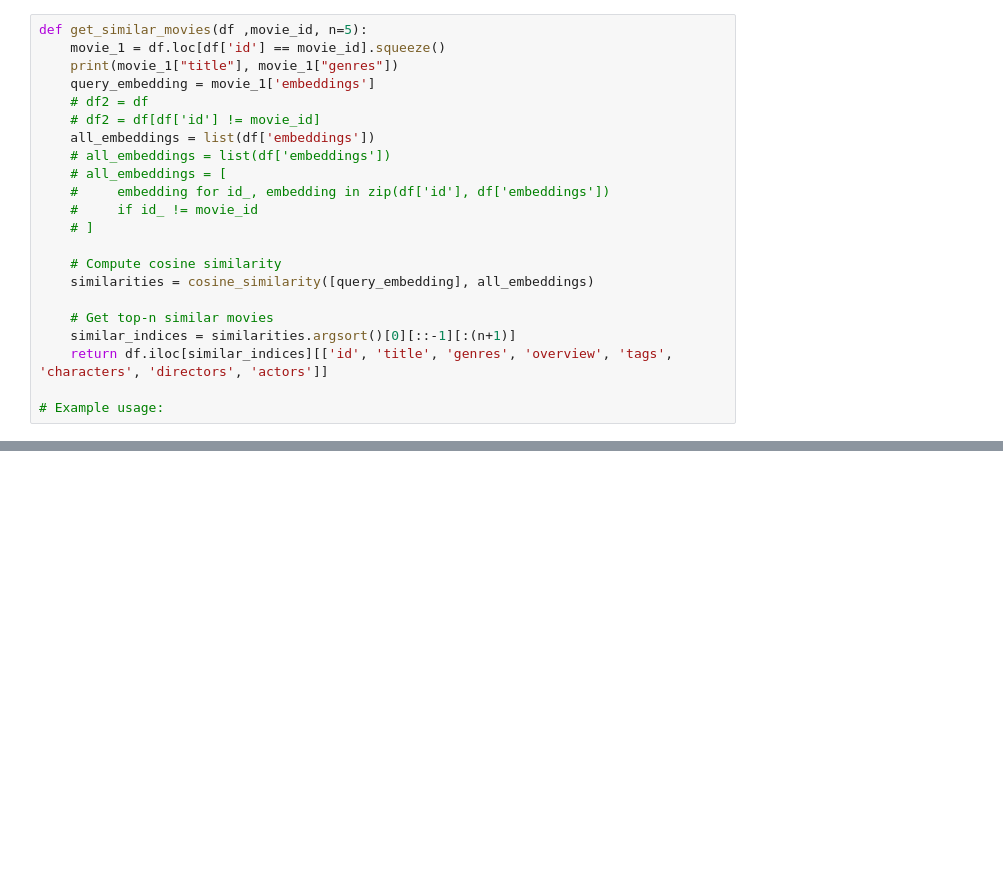
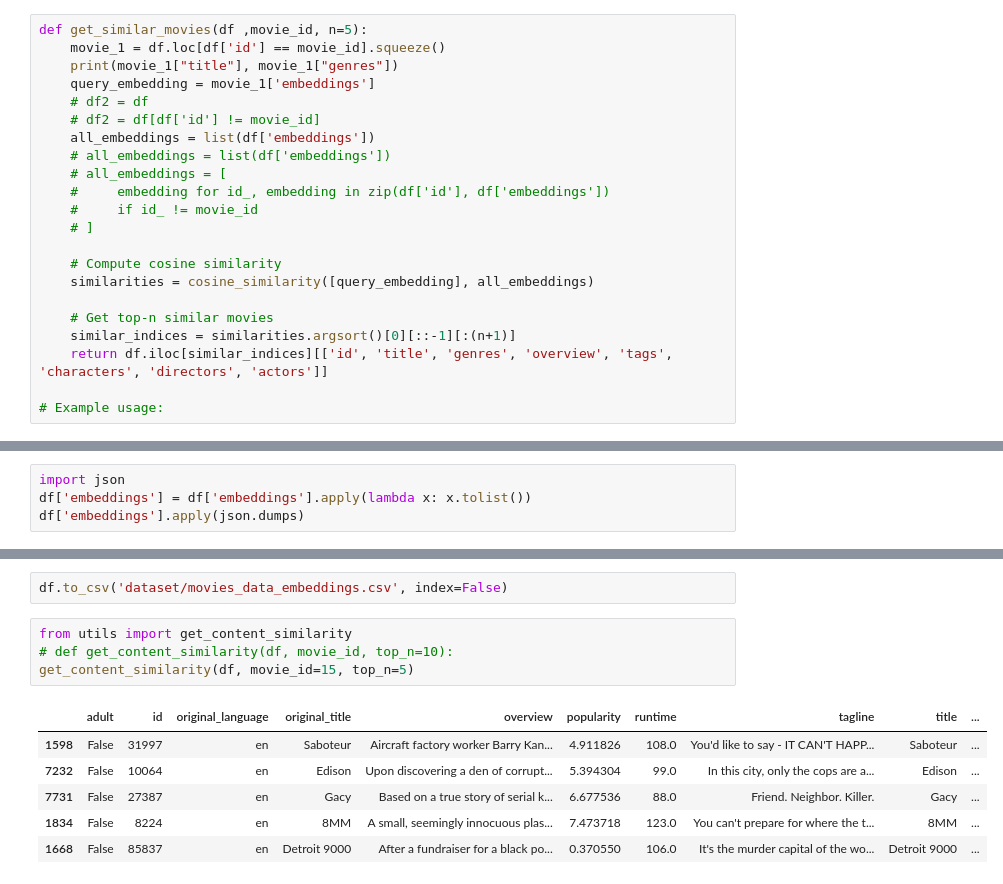
Before and after one commit to Wojtek130/Movies-Recommender, a Jupyter notebook: model_similarity.ipynb, the cells around one changed output, grey strips where cells are left out. Cells and saved outputs as stored; diff of their text form; blank space fills up the shorter version.

```diff
--- a/model_similarity.ipynb
+++ b/model_similarity.ipynb
@@ -137,3 +137,7 @@ df.sort_values(by='vote_count', ascending=False).head(20)
 | 234 | False | 680 | en | Pulp Fiction | A burger-loving hit man, his phil... | 140.950236 | 154.0 | Just because you are a character ... | Pulp Fiction | ... |
 | 11753 | False | 49051 | en | The Hobbit: An Unexpected Journey | Bilbo Baggins, a hobbit enjoying ... | 23.253089 | 169.0 | From the smallest beginnings come... | The Hobbit: An Unexpected Journey | ... |
 | 246 | False | 278 | en | The Shawshank Redemption | Framed in the 1940s for the doubl... | 51.645403 | 142.0 | Fear can hold you prisoner. Hope ... | The Shawshank Redemption | ... |
+# %%
+import json
+df['embeddings'] = df['embeddings'].apply(lambda x: x.tolist())
+df['embeddings'].apply(json.dumps)
@@ -139,0 +157,13 @@ df.sort_values(by='vote_count', ascending=False).head(20)
+# %%
+df.to_csv('dataset/movies_data_embeddings.csv', index=False)
+# %%
+from utils import get_content_similarity
+# def get_content_similarity(df, movie_id, top_n=10):
+get_content_similarity(df, movie_id=15, top_n=5)
+# %% [output]
+|  | adult | id | original_language | original_title | overview | popularity | runtime | tagline | title | ... |
+| 1598 | False | 31997 | en | Saboteur | Aircraft factory worker Barry Kan... | 4.911826 | 108.0 | You'd like to say - IT CAN'T HAPP... | Saboteur | ... |
+| 7232 | False | 10064 | en | Edison | Upon discovering a den of corrupt... | 5.394304 | 99.0 | In this city, only the cops are a... | Edison | ... |
+| 7731 | False | 27387 | en | Gacy | Based on a true story of serial k... | 6.677536 | 88.0 | Friend. Neighbor. Killer. | Gacy | ... |
+| 1834 | False | 8224 | en | 8MM | A small, seemingly innocuous plas... | 7.473718 | 123.0 | You can't prepare for where the t... | 8MM | ... |
+| 1668 | False | 85837 | en | Detroit 9000 | After a fundraiser for a black po... | 0.370550 | 106.0 | It's the murder capital of the wo... | Detroit 9000 | ... |
```
Also changed, not shown: parts of 1 cell of this notebook, 3 other files.
